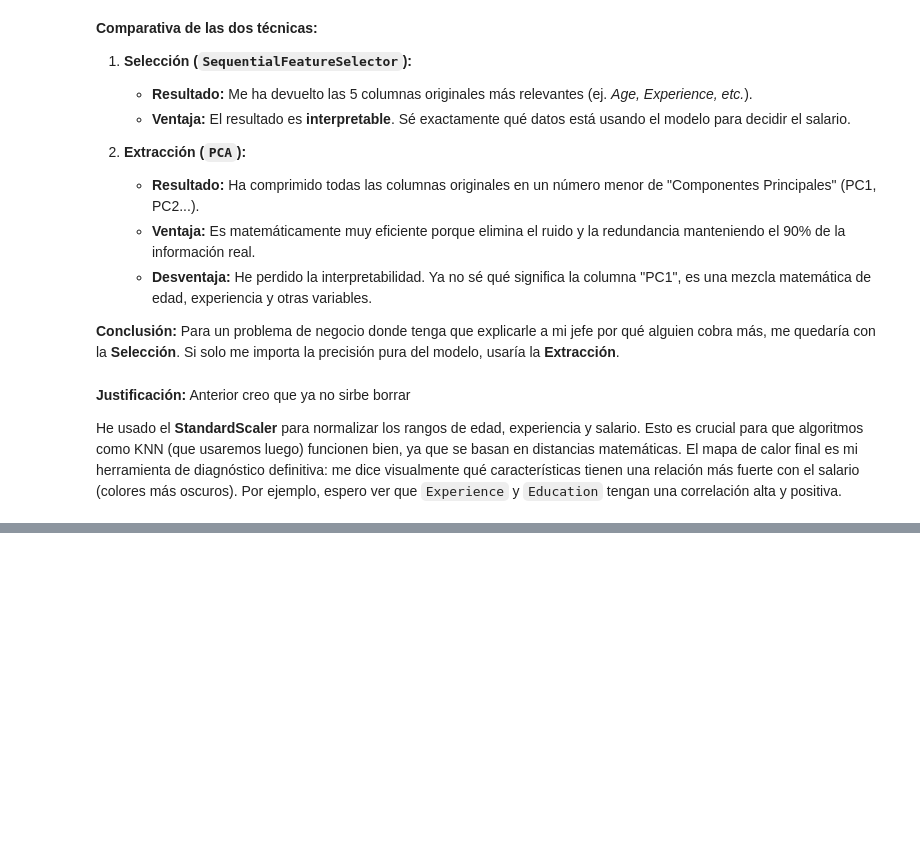
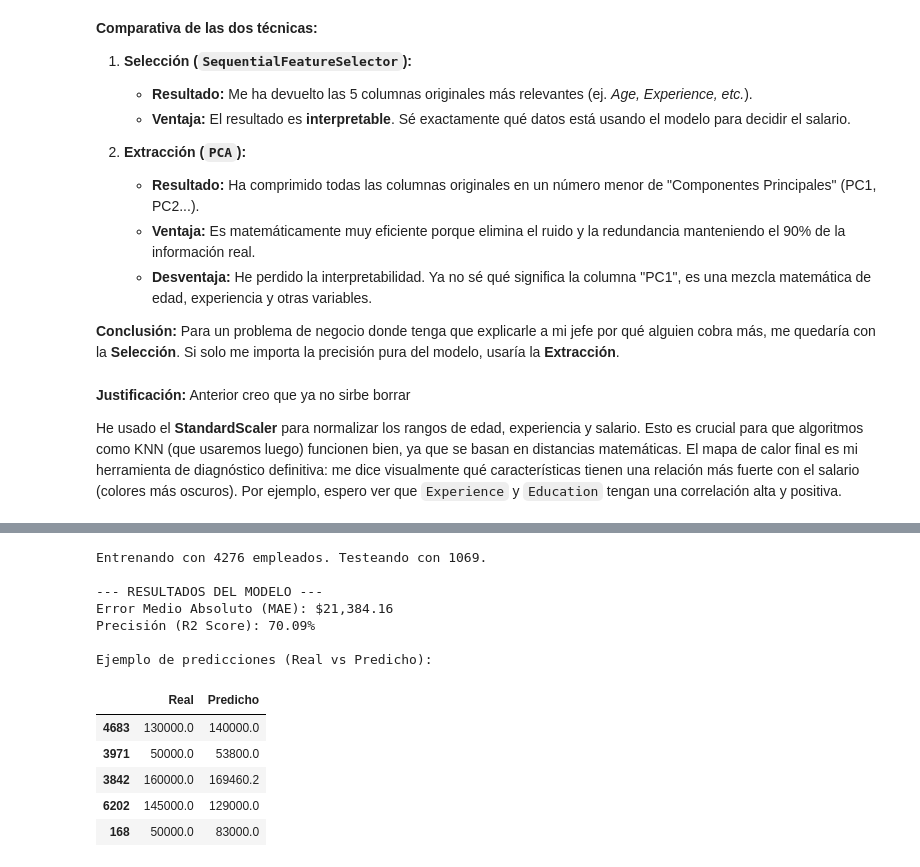
Before and after one commit to kachytronico/colab-PIA, a Jupyter notebook: PIA_02_Tarea_Procesamiento_de_la_informacion.ipynb, the cells around one changed output, grey strips where cells are left out. Cells and saved outputs as stored; diff of their text form; code cells hidden in the pictures; blank space fills up the shorter version.

```diff
--- a/PIA_02_Tarea_Procesamiento_de_la_informacion.ipynb
+++ b/PIA_02_Tarea_Procesamiento_de_la_informacion.ipynb
@@ -786,0 +809,47 @@ El mapa de calor final es mi herramienta de diagnóstico definitiva: me dice vis
+# %%
+
+# 1. Preparar los datos finales
+# Recuperamos las columnas que elegimos en la Selección (Acción 6)
+# Si no tienes la variable 'X_seleccion' a mano, usa X con las columnas filtradas:
+# X_final = X[columnas_elegidas]
+X_final = X_seleccion # Usamos el resultado de la selección (feature selection)
+
+# 2. División Entrenamiento / Test (80% - 20%)
+X_train, X_test, y_train, y_test = train_test_split(X_final, y, test_size=0.2, random_state=42)
+
+print(f"Entrenando con {X_train.shape[0]} empleados. Testeando con {X_test.shape[0]}.")
+
+# 3. Crear y Entrenar el Modelo (KNN)
+# n_neighbors=5 es el estándar (mira los 5 vecinos más parecidos para decidir el sueldo)
+modelo = KNeighborsRegressor(n_neighbors=5)
+modelo.fit(X_train, y_train)
+
+# 4. Predicción y Evaluación
+y_pred = modelo.predict(X_test)
+
+# Métricas
+mae = mean_absolute_error(y_test, y_pred)
+r2 = r2_score(y_test, y_pred)
+
+print("\n--- RESULTADOS DEL MODELO ---")
+print(f"Error Medio Absoluto (MAE): ${mae:,.2f}")
+print(f"Precisión (R2 Score): {r2:.2%}")
+
+# (Opcional) Ver un ejemplo real vs predicción
+print("\nEjemplo de predicciones (Real vs Predicho):")
+comparativa = pd.DataFrame({'Real': y_test, 'Predicho': y_pred}).head(5)
+display(comparativa)
+# %% [output]
+Entrenando con 4276 empleados. Testeando con 1069.
+
+--- RESULTADOS DEL MODELO ---
+Error Medio Absoluto (MAE): $21,384.16
+Precisión (R2 Score): 70.09%
+
+Ejemplo de predicciones (Real vs Predicho):
+|  | Real | Predicho |
+| 4683 | 130000.0 | 140000.0 |
+| 3971 | 50000.0 | 53800.0 |
+| 3842 | 160000.0 | 169460.2 |
+| 6202 | 145000.0 | 129000.0 |
+| 168 | 50000.0 | 83000.0 |
```
Also changed, not shown: parts of 7 cells of this notebook.
